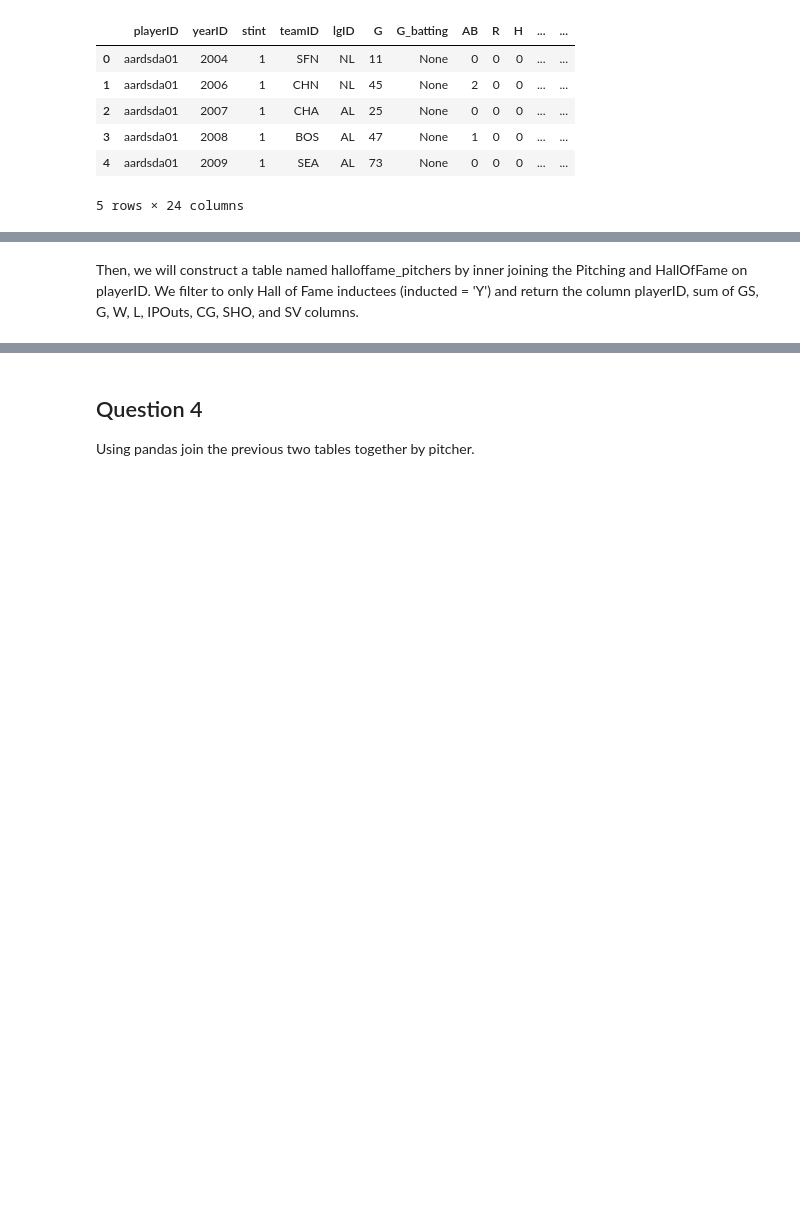
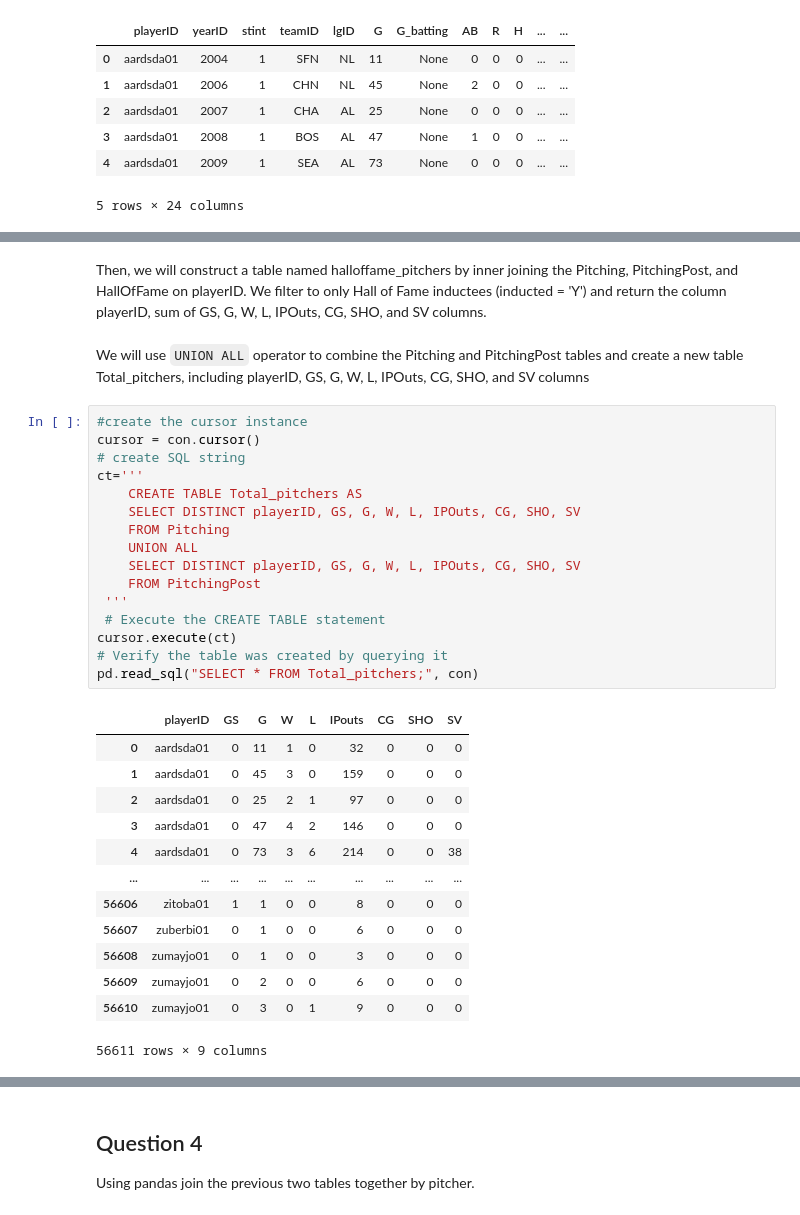
Before and after one commit to hzhoujoy/ST554_HW6, a Jupyter notebook: HW6_part_I.ipynb, the cells around one changed output, grey strips where cells are left out. Drawn from its saved outputs; the diff is of its cells as text; blank space fills up the shorter version.

```diff
--- a/HW6_part_I.ipynb
+++ b/HW6_part_I.ipynb
@@ -66,2 +85,34 @@ pd.read_sql('SELECT * FROM Batting LIMIT 5;',con) # check few rows of table Batt
 # %% [markdown]
-Then, we will construct a table named halloffame_pitchers by inner joining the Pitching and HallOfFame on playerID. We filter to only Hall of Fame inductees (inducted = 'Y') and return the column playerID, sum of GS, G, W, L, IPOuts, CG, SHO, and SV columns.
+Then, we will construct a table named halloffame_pitchers by inner joining the Pitching, PitchingPost, and HallOfFame on playerID. We filter to only Hall of Fame inductees (inducted = 'Y') and return the column playerID, sum of GS, G, W, L, IPOuts, CG, SHO, and SV columns.
+# %% [markdown]
+We will use `UNION ALL` operator to combine the Pitching and PitchingPost tables and create a new table Total_pitchers, including  playerID, GS, G, W, L, IPOuts, CG, SHO, and SV columns
+# %%
+#create the cursor instance
+cursor = con.cursor()
+# create SQL string
+ct='''
+    CREATE TABLE Total_pitchers AS
+    SELECT DISTINCT playerID, GS, G, W, L, IPOuts, CG, SHO, SV
+    FROM Pitching
+    UNION ALL
+    SELECT DISTINCT playerID, GS, G, W, L, IPOuts, CG, SHO, SV
+    FROM PitchingPost
+ '''
+ # Execute the CREATE TABLE statement
+cursor.execute(ct)
+# Verify the table was created by querying it
+pd.read_sql("SELECT * FROM Total_pitchers;", con)
+# %% [output]
+|  | playerID | GS | G | W | L | IPouts | CG | SHO | SV |
+| 0 | aardsda01 | 0 | 11 | 1 | 0 | 32 | 0 | 0 | 0 |
+| 1 | aardsda01 | 0 | 45 | 3 | 0 | 159 | 0 | 0 | 0 |
+| 2 | aardsda01 | 0 | 25 | 2 | 1 | 97 | 0 | 0 | 0 |
+| 3 | aardsda01 | 0 | 47 | 4 | 2 | 146 | 0 | 0 | 0 |
+| 4 | aardsda01 | 0 | 73 | 3 | 6 | 214 | 0 | 0 | 38 |
+| ... | ... | ... | ... | ... | ... | ... | ... | ... | ... |
+| 56606 | zitoba01 | 1 | 1 | 0 | 0 | 8 | 0 | 0 | 0 |
+| 56607 | zuberbi01 | 0 | 1 | 0 | 0 | 6 | 0 | 0 | 0 |
+| 56608 | zumayjo01 | 0 | 1 | 0 | 0 | 3 | 0 | 0 | 0 |
+| 56609 | zumayjo01 | 0 | 2 | 0 | 0 | 6 | 0 | 0 | 0 |
+| 56610 | zumayjo01 | 0 | 3 | 0 | 1 | 9 | 0 | 0 | 0 |
+56611 rows × 9 columns
```
Also changed, not shown: parts of 7 cells of this notebook.
